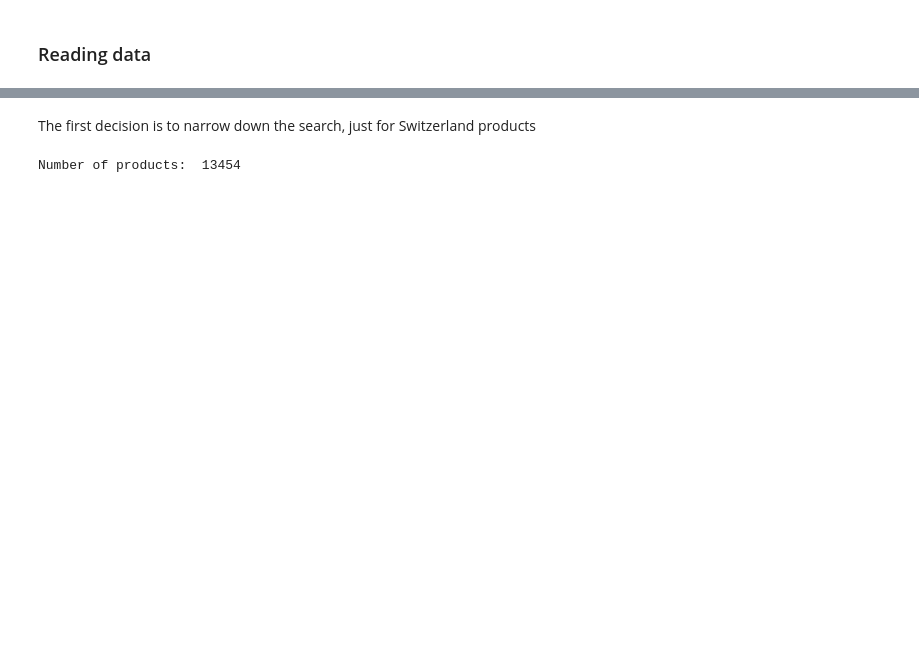
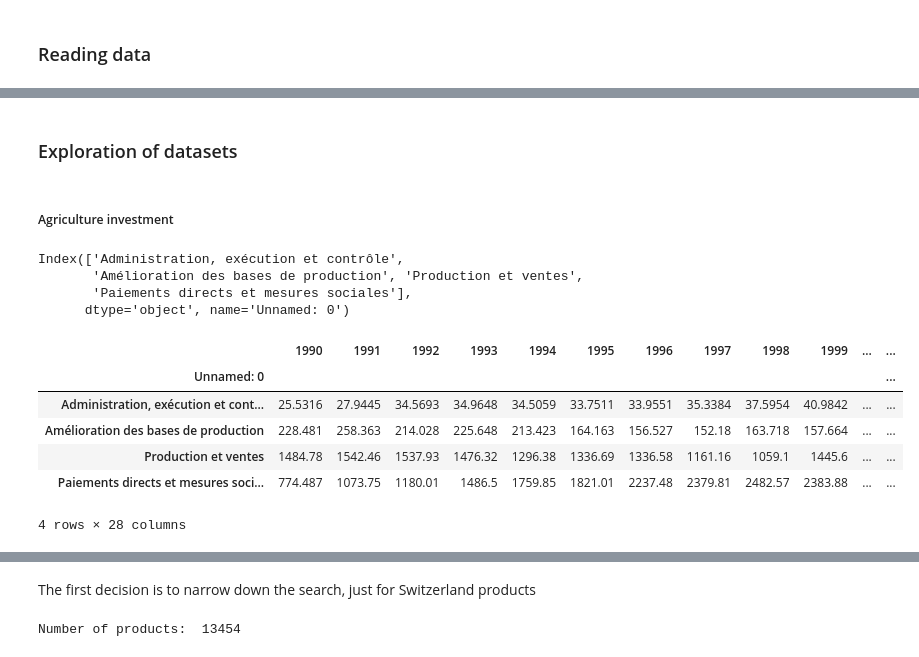
Before and after one commit to MrymZakani/ADA, a Jupyter notebook: LocalConsOverTime.ipynb, the cells around one changed output, grey strips where cells are left out. Saved outputs shown, nothing was run; the diff lists cells and outputs as text; code cells hidden in the pictures; blank space fills up the shorter version.

Commit message:
preprocessing of database investment agr

```diff
--- a/LocalConsOverTime.ipynb
+++ b/LocalConsOverTime.ipynb
@@ -23,0 +37,25 @@ openfood = pd.read_csv(DATA_FOLDER + openfood_file, sep = '\t')
+# %% [markdown]
+### Exploration of datasets
+# %% [markdown]
+##### Agriculture investment
+# %%
+invAgr.index[[0,4,8,14]]
+# %% [output]
+Index(['Administration, exécution et contrôle',
+       'Amélioration des bases de production', 'Production et ventes',
+       'Paiements directs et mesures sociales'],
+      dtype='object', name='Unnamed: 0')
+# %%
+catInvAgr = invAgr.loc[(invAgr.index== 'Administration, exécution et contrôle')]
+catInvAgr = catInvAgr.append(invAgr.loc[(invAgr.index== 'Amélioration des bases de production')])
+catInvAgr = catInvAgr.append(invAgr.loc[(invAgr.index== 'Production et ventes')])
+catInvAgr = catInvAgr.append(invAgr.loc[(invAgr.index== 'Paiements directs et mesures sociales')])
+catInvAgr
+# %% [output]
+|  | 1990 | 1991 | 1992 | 1993 | 1994 | 1995 | 1996 | 1997 | 1998 | 1999 | ... | ... |
+| Unnamed: 0 |  |  |  |  |  |  |  |  |  |  |  | ... |
+| Administration, exécution et cont... | 25.5316 | 27.9445 | 34.5693 | 34.9648 | 34.5059 | 33.7511 | 33.9551 | 35.3384 | 37.5954 | 40.9842 | ... | ... |
+| Amélioration des bases de production | 228.481 | 258.363 | 214.028 | 225.648 | 213.423 | 164.163 | 156.527 | 152.18 | 163.718 | 157.664 | ... | ... |
+| Production et ventes | 1484.78 | 1542.46 | 1537.93 | 1476.32 | 1296.38 | 1336.69 | 1336.58 | 1161.16 | 1059.1 | 1445.6 | ... | ... |
+| Paiements directs et mesures soci... | 774.487 | 1073.75 | 1180.01 | 1486.5 | 1759.85 | 1821.01 | 2237.48 | 2379.81 | 2482.57 | 2383.88 | ... | ... |
+4 rows × 28 columns
```
Also changed, not shown: parts of 12 cells of this notebook.
